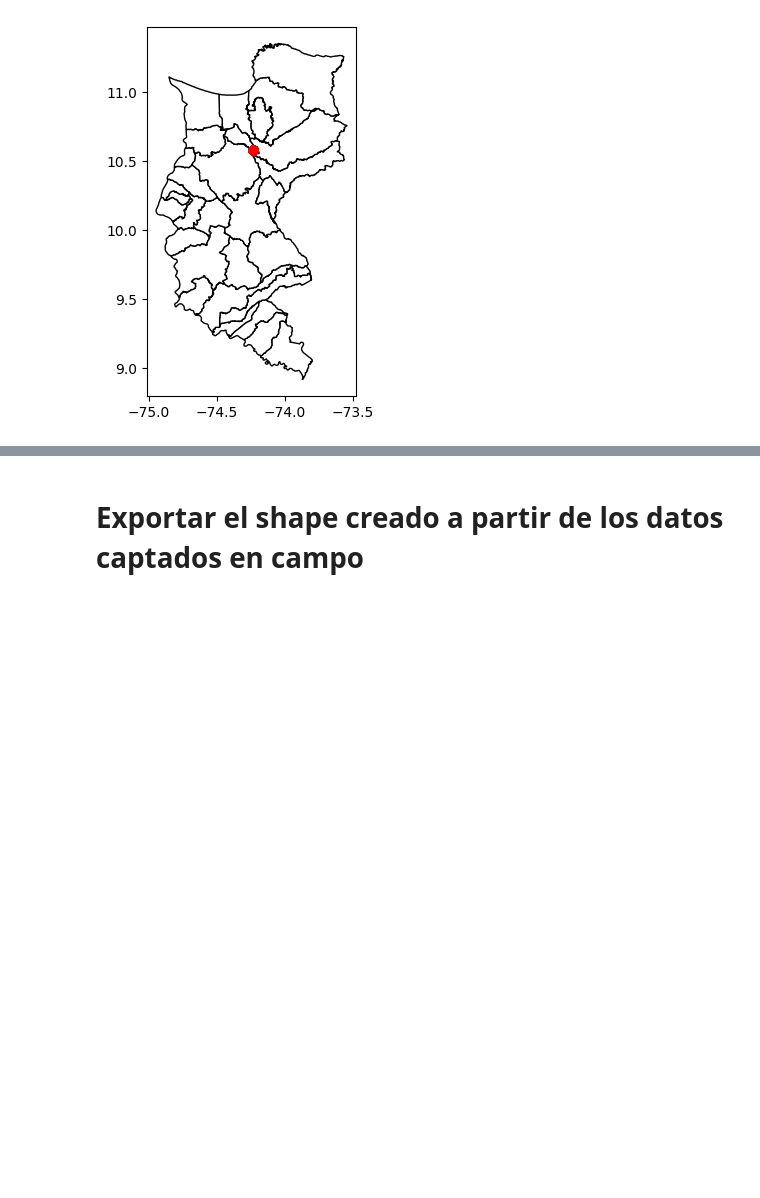
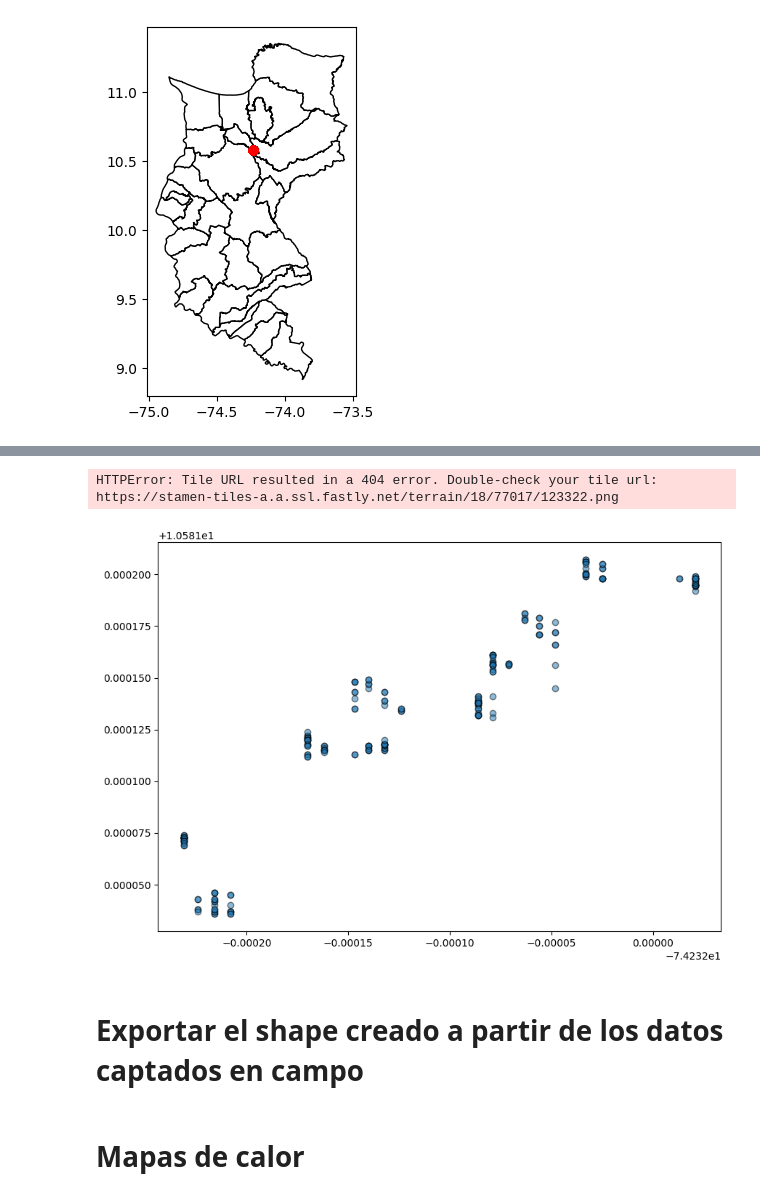
Before and after one commit to miguepoloc/kriging, a Jupyter notebook: GeoDataframe_from_coordenadas.ipynb, the cells around one changed output, grey strips where cells are left out. Drawn from its saved outputs; the diff is of its cells as text; code cells hidden in the pictures; blank space fills up the shorter version.

```diff
--- a/GeoDataframe_from_coordenadas.ipynb
+++ b/GeoDataframe_from_coordenadas.ipynb
@@ -106,4 +153,17 @@ gdf.explore("Temperatura_Suelo", legend=True)
+# %%
+ax = gdf.plot(
+    figsize=(10, 10),
+    alpha=0.5,
+    edgecolor='k'
+)
+cx.add_basemap(ax, crs=gdf.crs, zoom=18)
+# %% [output]
+HTTPError: Tile URL resulted in a 404 error. Double-check your tile url:
+https://stamen-tiles-a.a.ssl.fastly.net/terrain/18/77017/123322.png
+[figure, added]
 # %% [markdown]
 # **Exportar el shape creado a partir de los datos captados en campo**
 # %%
 gdf.to_file("data/salida_campo.shp")
+# %% [markdown]
+# **Mapas de calor**
```
Also changed, not shown: parts of 7 cells of this notebook, 16 other files.
